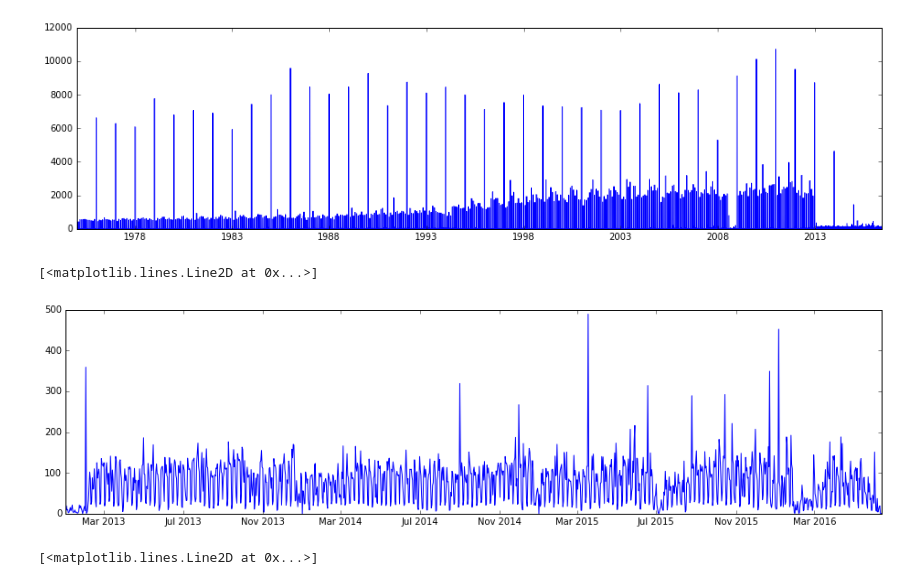
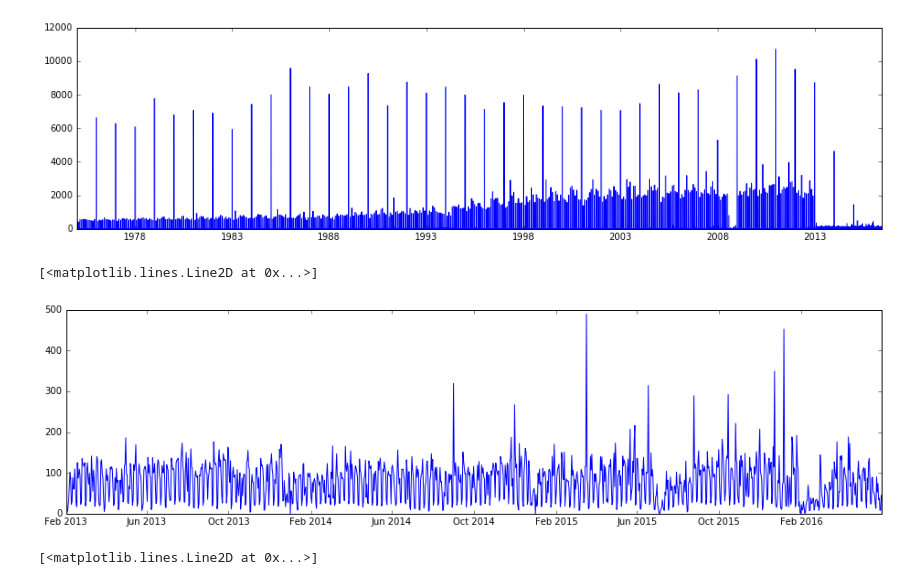
Before and after one commit to inspirehep/invenio-trends, a Jupyter notebook: research/TemporalPrecision.ipynb, the cells around one changed output. Saved outputs shown, nothing was run; the diff lists cells and outputs as text; code cells hidden in the pictures.

```diff
--- a/research/TemporalPrecision.ipynb
+++ b/research/TemporalPrecision.ipynb
@@ -7,12 +7,12 @@ plt.plot(x, y)
 [<matplotlib.lines.Line2D at 0x...>]
 [figure]
 # %%
-x, y = unzip(hist_data(None, '2013-01-01', '2017-01-01'))
+x, y = unzip(hist_data(None, '2013-02-01', '2016-06-01'))
 y[y >= 1000] = 0
 plt.plot(x, y)
 # %% [output]
 [<matplotlib.lines.Line2D at 0x...>]
-[figure, old version]
+[figure, new version]
 # %%
 def hist_data_precise(terms=None, start='1900-01-01', end='2020-01-01', show_query=False):
     q = Search(index='hep-slim')[0:0] \
```
Also changed, not shown: parts of 22 cells of this notebook, 1 other file.
